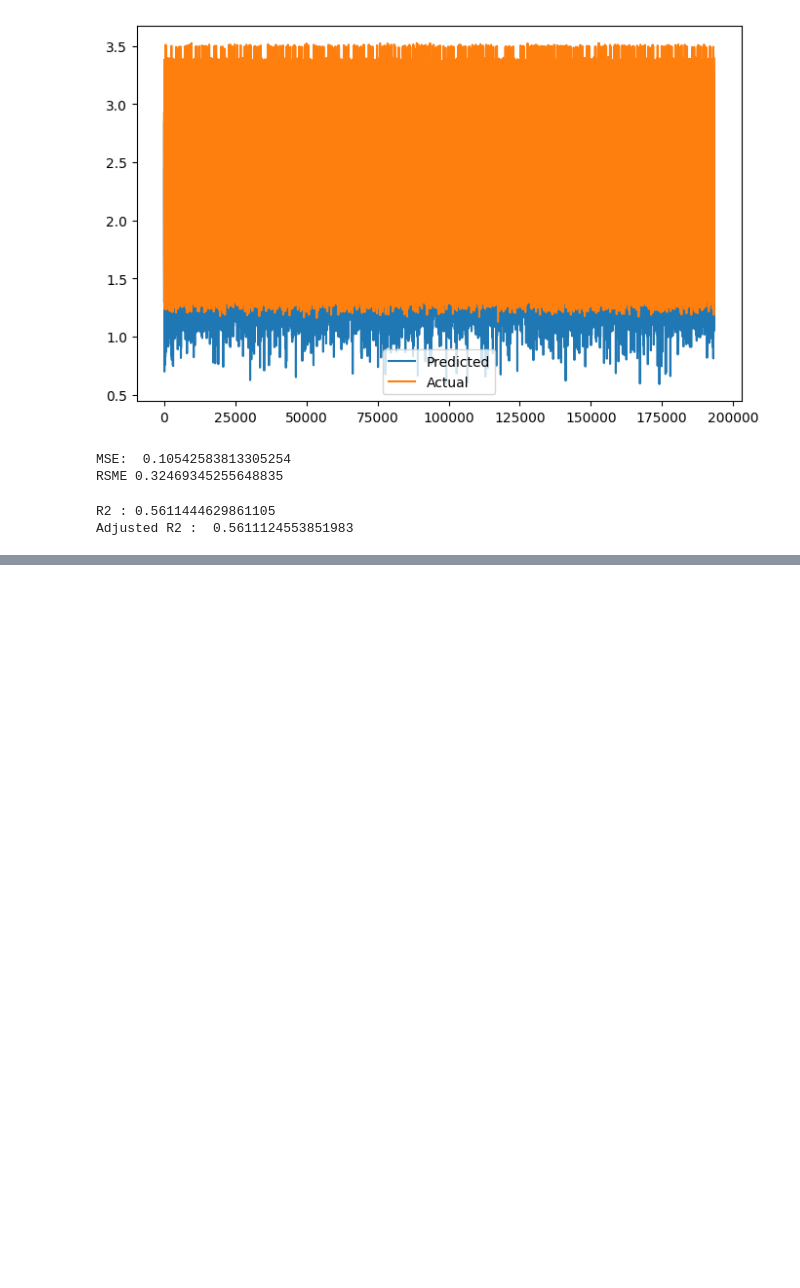
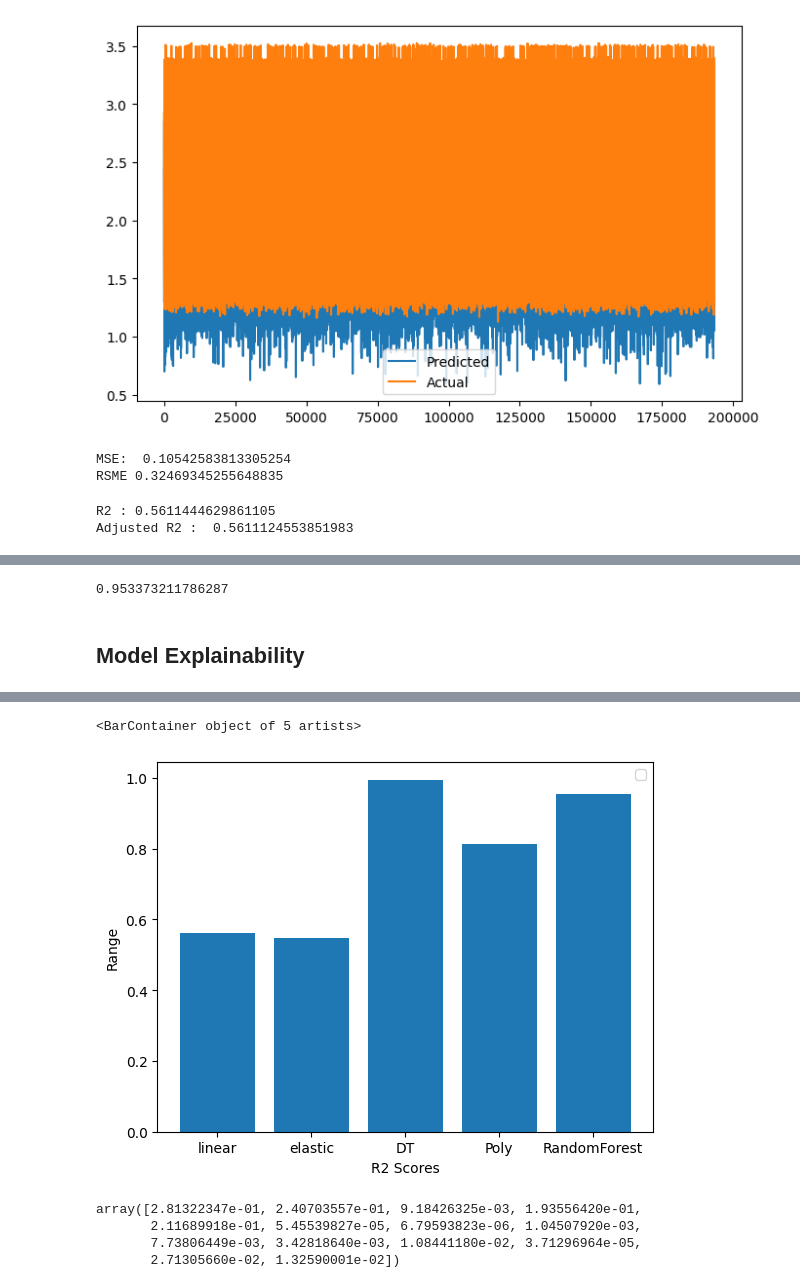
Before and after one commit to Saniyashakur22/Regression-Project, a Jupyter notebook: SGEMM_GPU_Kernel_Performance.ipynb, the cells around one changed output, grey strips where cells are left out. Cells and saved outputs as stored; diff of their text form; code cells hidden in the pictures; blank space fills up the shorter version.

```diff
--- a/SGEMM_GPU_Kernel_Performance.ipynb
+++ b/SGEMM_GPU_Kernel_Performance.ipynb
@@ -691,0 +823,5 @@ Adjusted R2 :  0.5611124553851983
+# %%
+rf_model=RandomForestRegressor()
+# %%
+rf_grid=GridSearchCV(estimator=rf_model, param_grid=para_dict, cv=5, verbose=2)
+rf_grid.fit(x_train, y_train)
@@ -691,0 +859,3 @@ Adjusted R2 :  0.5611124553851983
+# %%
+y_pred_rf=rf_grid.best_estimator_.predict(x_test)
+y_pred_rf
@@ -691,0 +880,18 @@ Adjusted R2 :  0.5611124553851983
+# %%
+R2_rf=r2_score(y_test,y_pred_rf)
+print(R2_rf)
+# %% [output]
+0.953373211786287
+# %% [markdown]
+## **Model Explainability**
+# %%
+#Comparing the individual model prediction values
+comparision=[r2,r2_ele,R2_dt,R2_poly,R2_rf]
+names=['linear','elastic','DT','Poly','RandomForest']
+x=np.arange(len(comparision))
+plt.xlabel('R2 Scores')
+plt.ylabel('Range')
+plt.legend()
+plt.xticks(x,names)
+plt.bar(x,comparision)
+# %% [output]
@@ -691,0 +899,11 @@ Adjusted R2 :  0.5611124553851983
+<BarContainer object of 5 artists>
+[figure, added]
+# %%
+#Feature Importance
+importances=rf_grid.best_estimator_.feature_importances_
+importances
+# %% [output]
+array([2.81322347e-01, 2.40703557e-01, 9.18426325e-03, 1.93556420e-01,
+       2.11689918e-01, 5.45539827e-05, 6.79593823e-06, 1.04507920e-03,
+       7.73806449e-03, 3.42818640e-03, 1.08441180e-02, 3.71296964e-05,
+       2.71305660e-02, 1.32590001e-02])
```
Also changed, not shown: parts of 35 cells of this notebook.
